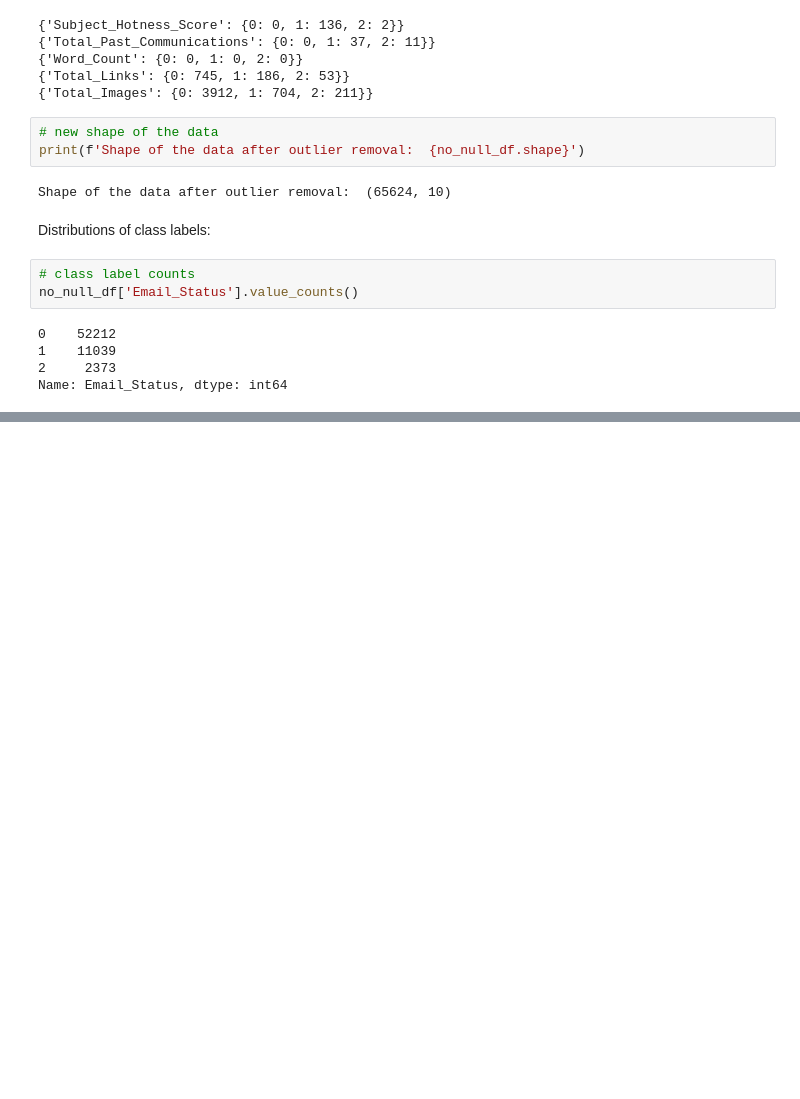
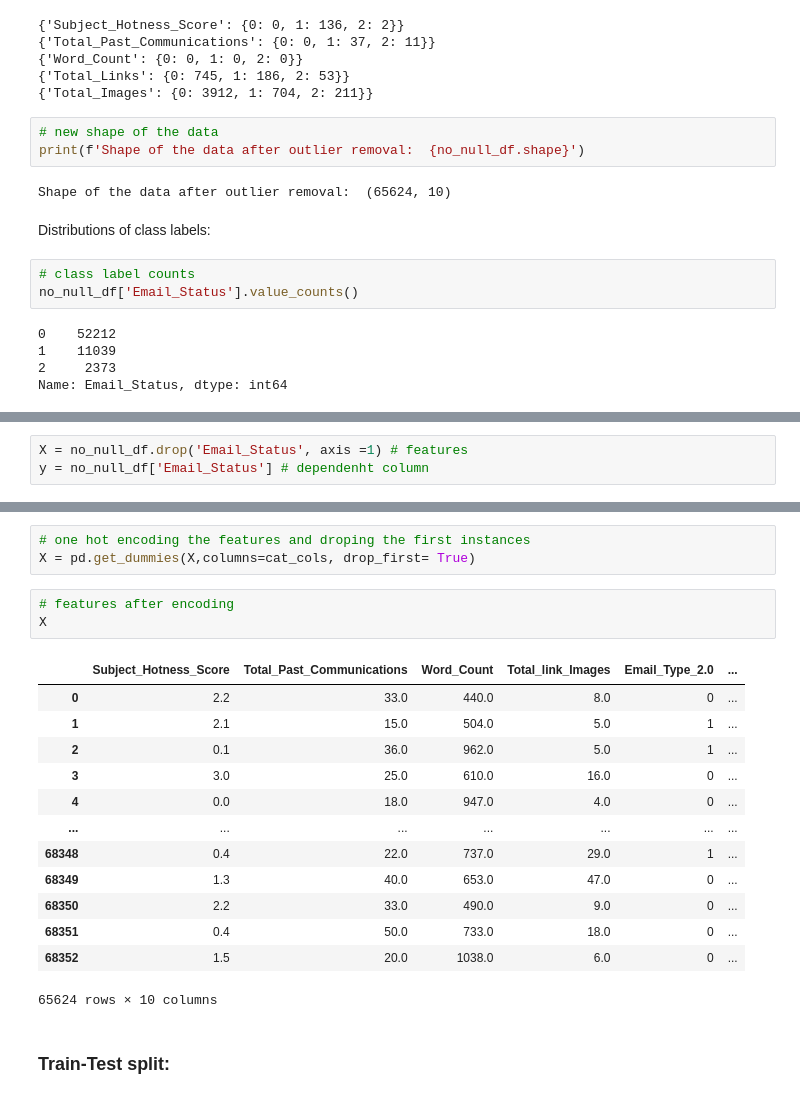
Before and after one commit to RanojoyBiswas/Email-Campaign-Effectiveness-Prediction, a Jupyter notebook: Email_Campaign_Effectiveness_Prediction.ipynb, the cells around one changed output, grey strips where cells are left out. Drawn from its saved outputs; the diff is of its cells as text; blank space fills up the shorter version.

```diff
--- a/Email_Campaign_Effectiveness_Prediction.ipynb
+++ b/Email_Campaign_Effectiveness_Prediction.ipynb
@@ -801,0 +831,3 @@ Name: Email_Status, dtype: int64
+# %%
+X = no_null_df.drop('Email_Status', axis =1) # features
+y = no_null_df['Email_Status'] # dependenht column
@@ -801,0 +858,22 @@ Name: Email_Status, dtype: int64
+# %%
+# one hot encoding the features and droping the first instances
+X = pd.get_dummies(X,columns=cat_cols, drop_first= True)
+# %%
+# features after encoding
+X
+# %% [output]
+|  | Subject_Hotness_Score | Total_Past_Communications | Word_Count | Total_link_Images | Email_Type_2.0 | ... |
+| 0 | 2.2 | 33.0 | 440.0 | 8.0 | 0 | ... |
+| 1 | 2.1 | 15.0 | 504.0 | 5.0 | 1 | ... |
+| 2 | 0.1 | 36.0 | 962.0 | 5.0 | 1 | ... |
+| 3 | 3.0 | 25.0 | 610.0 | 16.0 | 0 | ... |
+| 4 | 0.0 | 18.0 | 947.0 | 4.0 | 0 | ... |
+| ... | ... | ... | ... | ... | ... | ... |
+| 68348 | 0.4 | 22.0 | 737.0 | 29.0 | 1 | ... |
+| 68349 | 1.3 | 40.0 | 653.0 | 47.0 | 0 | ... |
+| 68350 | 2.2 | 33.0 | 490.0 | 9.0 | 0 | ... |
+| 68351 | 0.4 | 50.0 | 733.0 | 18.0 | 0 | ... |
+| 68352 | 1.5 | 20.0 | 1038.0 | 6.0 | 0 | ... |
+65624 rows × 10 columns
+# %% [markdown]
+### Train-Test split:
```
Also changed, not shown: parts of 23 cells of this notebook.
